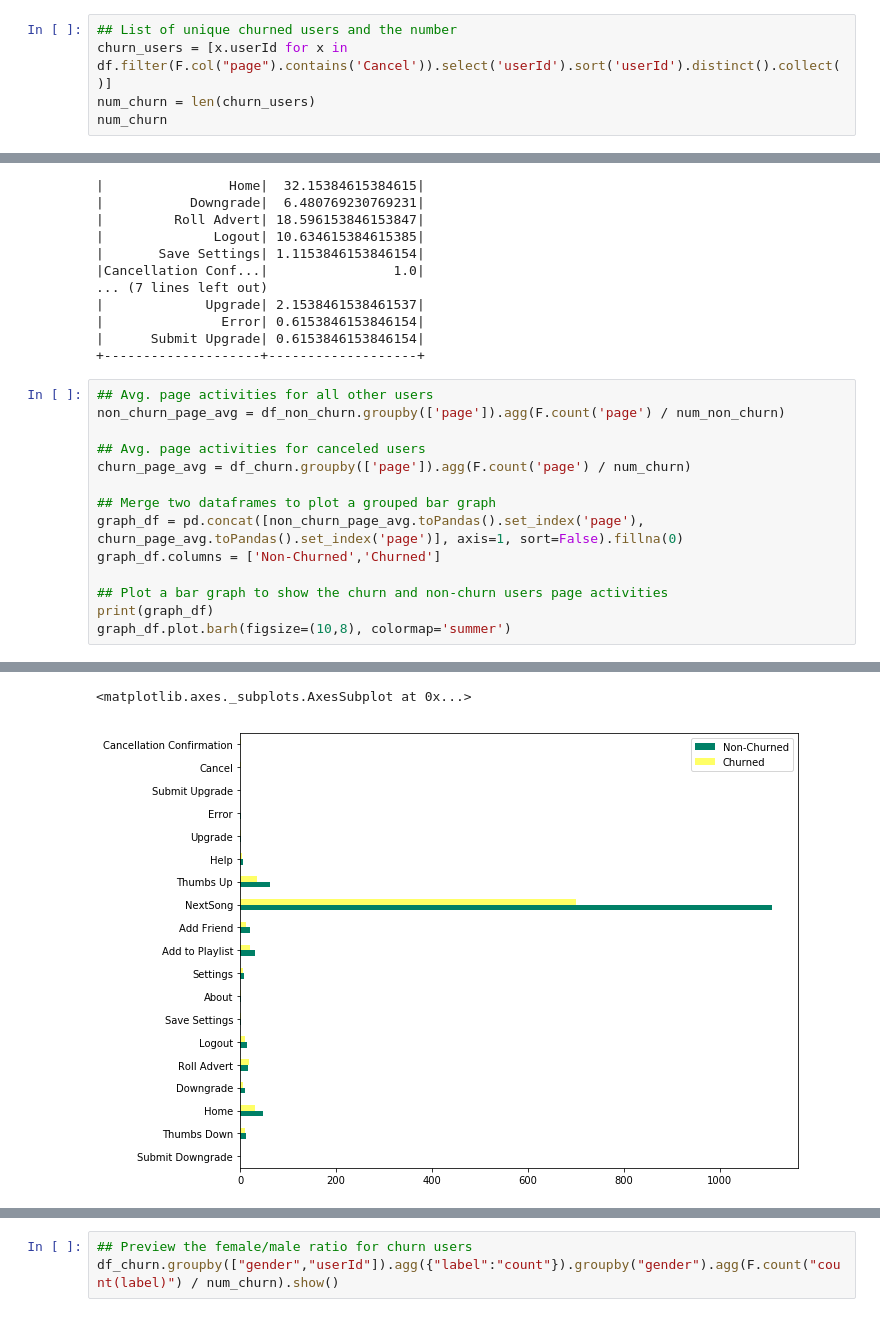
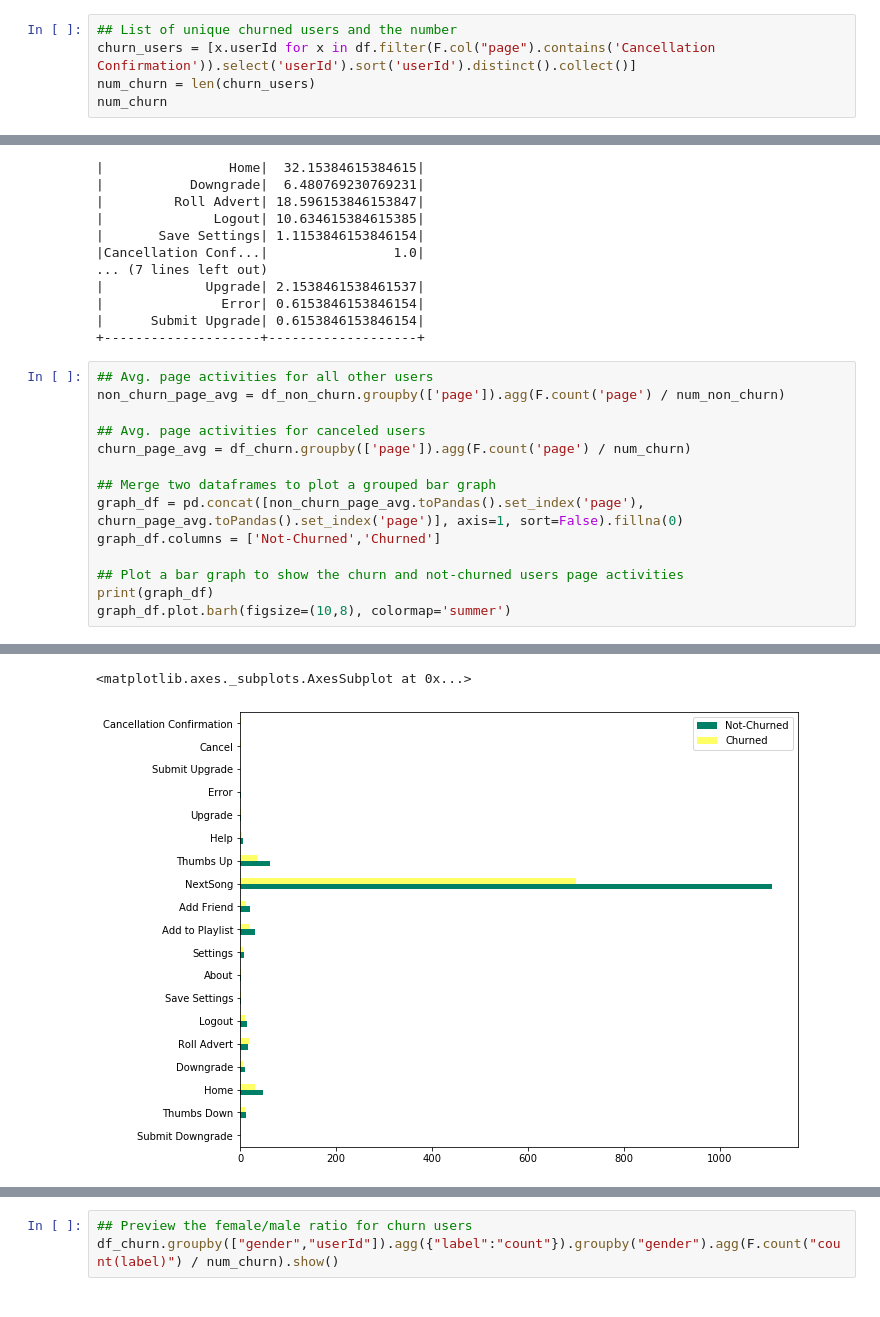
Before and after one commit to bayarealife/DSND-Sparkify-Project, a Jupyter notebook: Sparkify.ipynb, the cells around one changed output, grey strips where cells are left out. Cells and saved outputs as stored; diff of their text form.

```diff
--- a/Sparkify.ipynb
+++ b/Sparkify.ipynb
@@ -102,7 +109,7 @@ num_users
 225
 # %%
 ## List of unique churned users and the number
-churn_users = [x.userId for x in df.filter(F.col("page").contains('Cancel')).select('userId').sort('userId').distinct().collect()]
+churn_users = [x.userId for x in df.filter(F.col("page").contains('Cancellation Confirmation')).select('userId').sort('userId').distinct().collect()]
 num_churn = len(churn_users)
 num_churn
 # %% [output]
@@ -262,9 +273,9 @@ churn_page_avg = df_churn.groupby(['page']).agg(F.count('page') / num_churn)
 
 ## Merge two dataframes to plot a grouped bar graph
 graph_df = pd.concat([non_churn_page_avg.toPandas().set_index('page'), churn_page_avg.toPandas().set_index('page')], axis=1, sort=False).fillna(0)
-graph_df.columns = ['Non-Churned','Churned']
+graph_df.columns = ['Not-Churned','Churned']
 
-## Plot a bar graph to show the churn and non-churn users page activities
+## Plot a bar graph to show the churn and not-churned users page activities
 print(graph_df)
 graph_df.plot.barh(figsize=(10,8), colormap='summer')
 # %% [output]
@@ -272,22 +283,22 @@ graph_df.plot.barh(figsize=(10,8), colormap='summer')
 Submit Downgrade              0.312139    0.173077
 Thumbs Down                  11.849711    9.538462
 Home                         48.612717   32.153846
 Downgrade                     9.930636    6.480769
 Roll Advert                  17.144509   18.596154
 Logout                       15.450867   10.634615
 Save Settings                 1.456647    1.115385
 About                         2.537572    1.076923
 Settings                      7.190751    5.192308
 Add to Playlist              31.722543   19.961538
 Add Friend                   21.046243   12.230769
 NextSong                   1108.173410  699.884615
 Thumbs Up                    61.803468   35.750000
 Help                          7.023121    4.596154
 Upgrade                       2.236994    2.153846
 Error                         1.271676    0.615385
 Submit Upgrade                0.734104    0.615385
 Cancel                        0.000000    1.000000
 Cancellation Confirmation     0.000000    1.000000
 <matplotlib.axes._subplots.AxesSubplot at 0x...>
-[figure, old version]
+[figure, new version]
 # %%
```
Also changed, not shown: parts of 71 cells of this notebook, 1 other file.
